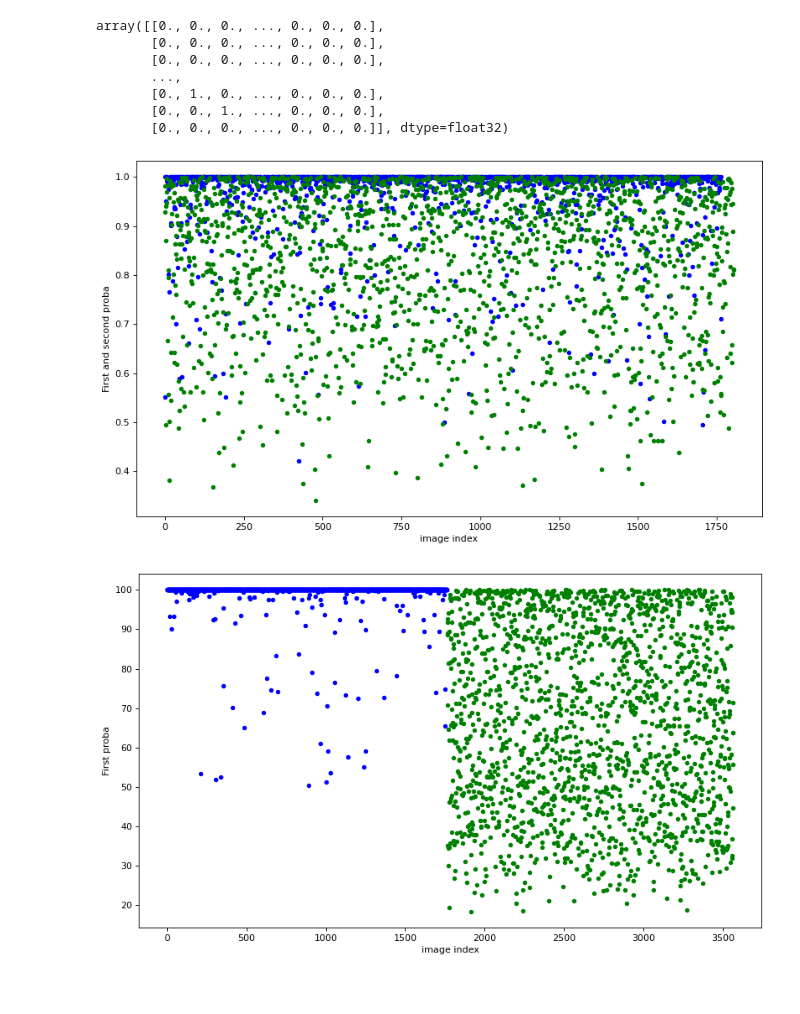
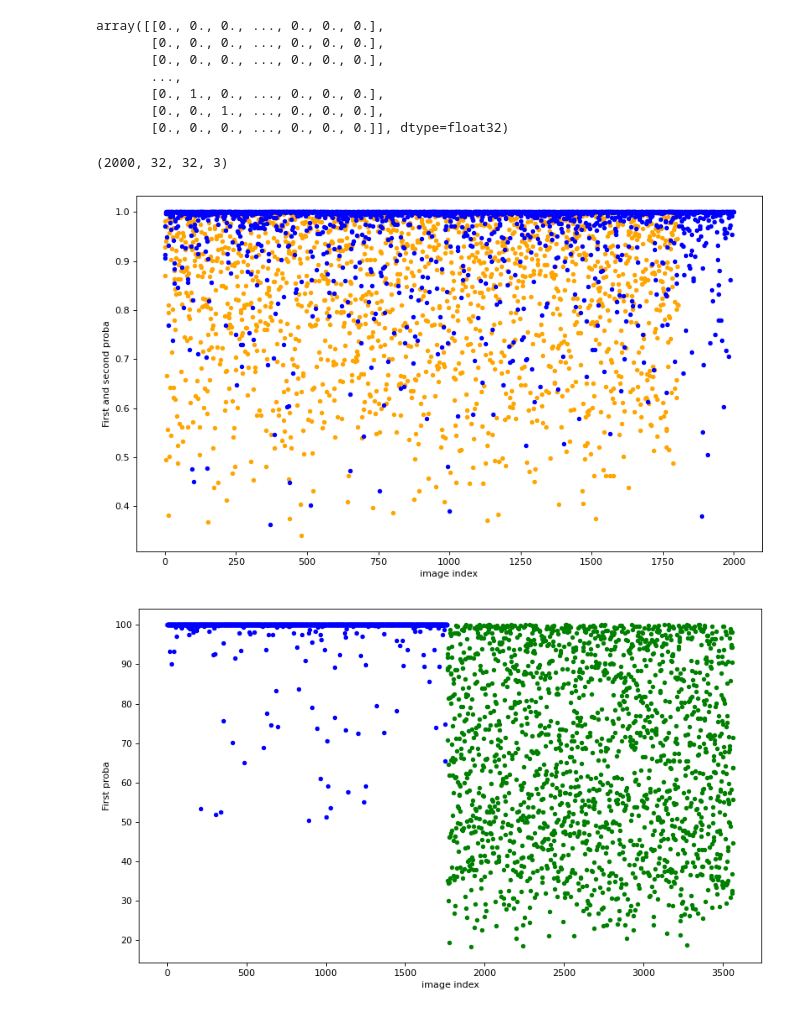
Before and after one commit to 2022Group3/projectNotebooks, a Jupyter notebook: analize_model_not_confident_out.ipynb, the cells around one changed output. Saved outputs shown, nothing was run; the diff lists cells and outputs as text; code cells hidden in the pictures.

```diff
--- a/analize_model_not_confident_out.ipynb
+++ b/analize_model_not_confident_out.ipynb
@@ -65,22 +65,28 @@ array([[0., 0., 0., ..., 0., 0., 0.],
        [0., 1., 0., ..., 0., 0., 0.],
        [0., 0., 1., ..., 0., 0., 0.],
        [0., 0., 0., ..., 0., 0., 0.]], dtype=float32)
+# %%
+testXA=testX[0:2000]
+testXA.shape
+# %% [output]
+(2000, 32, 32, 3)
 # %%
-pred_in=model.predict(testXin)
+pred_in=model.predict(testXA)
 pred_out = model.predict(testXout)
 pred_in_prob_list=[sorted(pred_in[i])[-1]+sorted(pred_in[i])[-2] for i in range(len(pred_in))]
 pred_out_prob_list=[sorted(pred_out[i])[-1]+sorted(pred_out[i])[-2] for i in range(len(pred_out))]
 
 plt.figure(figsize=(12, 7), dpi=80)
 
+plt.scatter(np.arange(0,len(pred_out_prob_list)), pred_out_prob_list,s=15, c ="orange")
 plt.scatter(np.arange(0,len(pred_in_prob_list)), pred_in_prob_list,s=15, c ="blue")
-plt.scatter(np.arange(0,len(pred_out_prob_list)), pred_out_prob_list,s=15, c ="green")
+
 
 plt.xlabel('image index')
 plt.ylabel('First and second proba')
 plt.show()
 # %% [output]
-[figure, old version]
+[figure, new version]
 # %%
 pred_in=model.predict(testXin)
 pred_out = model.predict(testXout)
```
Also changed, not shown: parts of 1 cell of this notebook.
